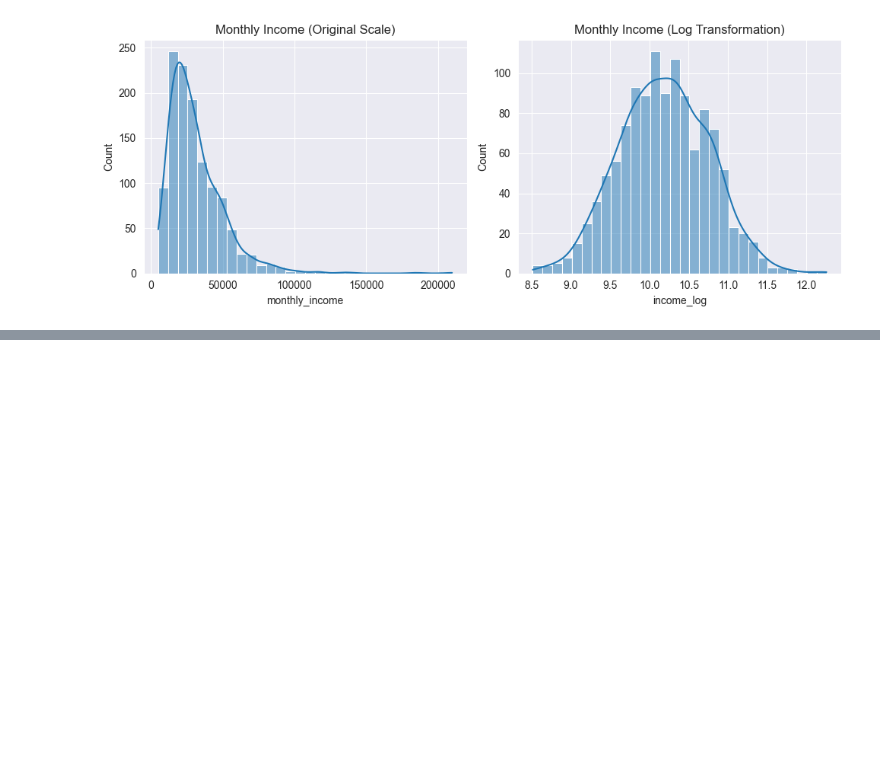
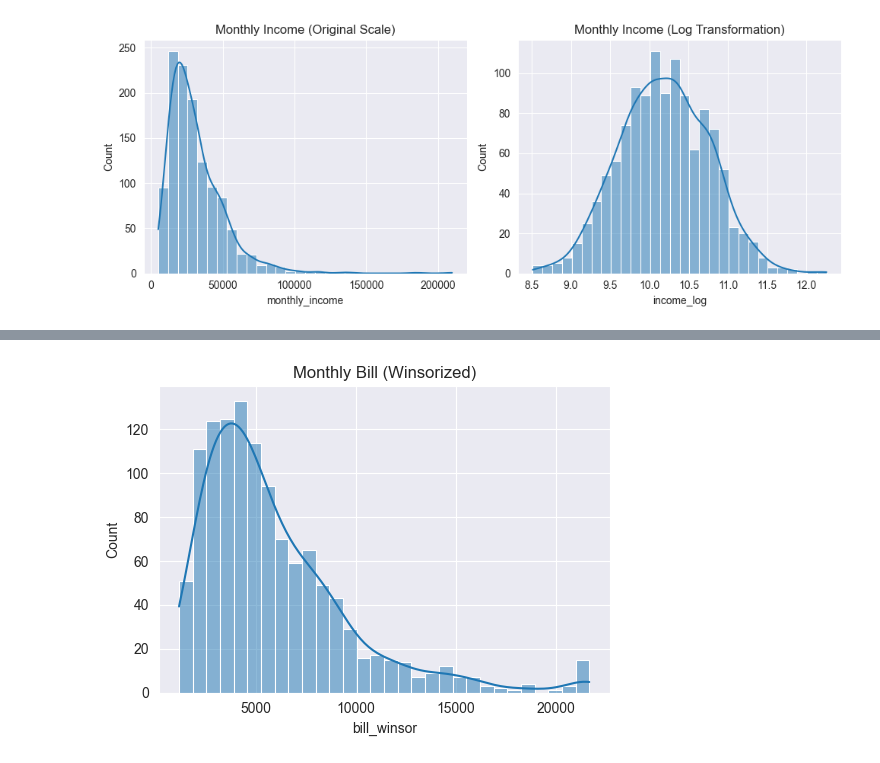
Before and after one commit to MuhaammadUsman/Agentic-AI-Learning-Journey, a Jupyter notebook: module_02_data_science/83_feature_transformations.ipynb, the cells around one changed output, grey strips where cells are left out. Cells and saved outputs as stored; diff of their text form; code cells hidden in the pictures; blank space fills up the shorter version.

```diff
--- a/module_02_data_science/83_feature_transformations.ipynb
+++ b/module_02_data_science/83_feature_transformations.ipynb
@@ -101,0 +183,4 @@ plt.show()
+# %%
+# winsorize: cap only the top 10% data
+df["bill_winsor"] = winsorize(
+    df["monthly_bill"], limits = [0.01, 0.01])
@@ -101,0 +198,11 @@ plt.show()
+# %%
+# plot
+plt.figure(figsize = (10, 4))
+plt.subplot(1,2,2)
+sns.histplot(df["bill_winsor"],
+            kde = True, bins = 30)
+plt.title("Monthly Bill (Winsorized)")
+plt.tight_layout()
+plt.show()
+# %% [output]
+[figure, added]
```
Also changed, not shown: parts of 10 cells of this notebook.
